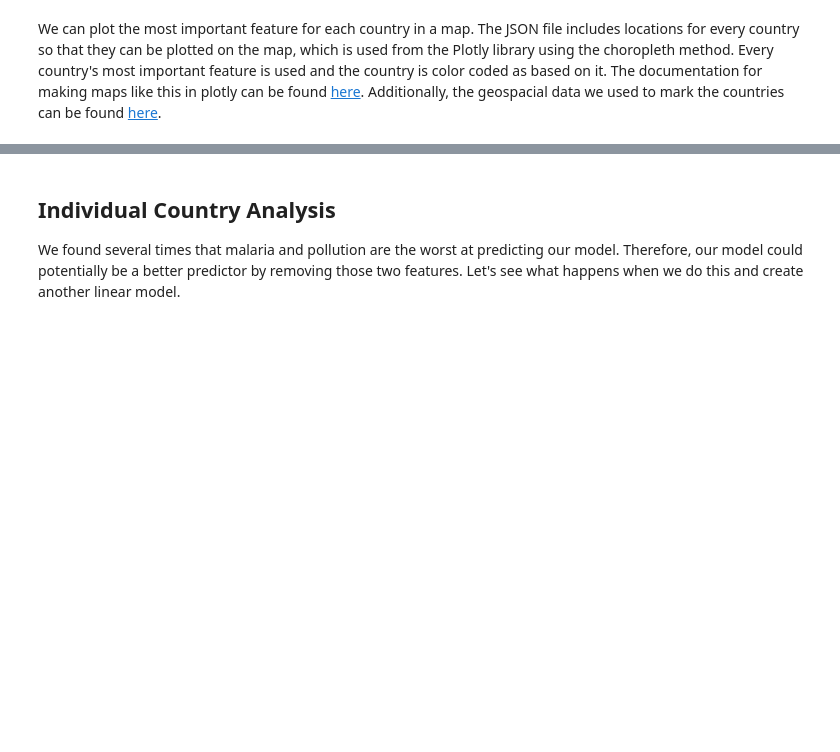
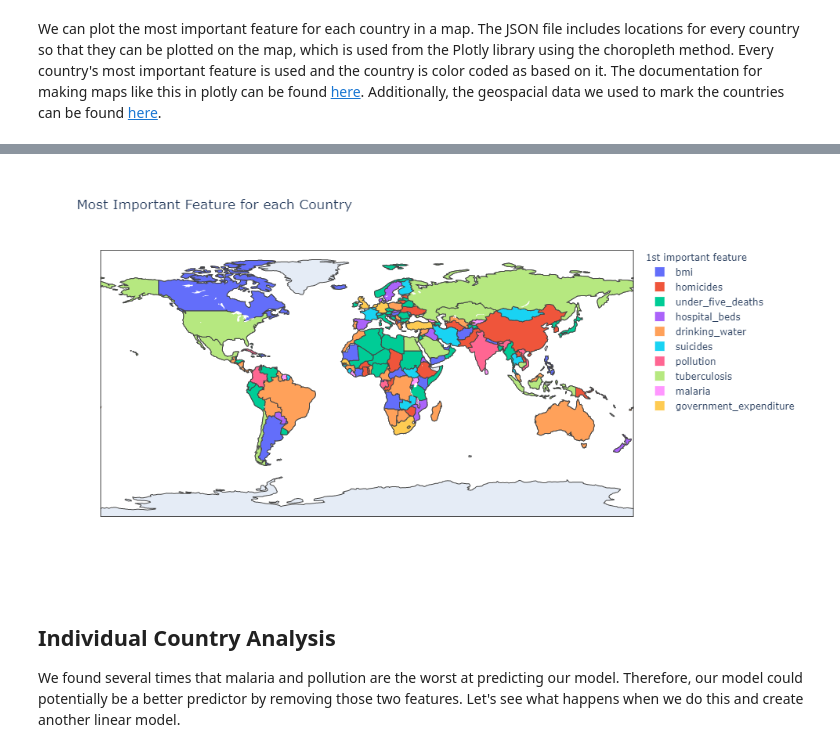
Before and after one commit to josephiyev/josephiyev.github.io, a Jupyter notebook: CMSC320Final.ipynb, the cells around one changed output, grey strips where cells are left out. Drawn from its saved outputs; the diff is of its cells as text; code cells hidden in the pictures; blank space fills up the shorter version.

```diff
--- a/CMSC320Final.ipynb
+++ b/CMSC320Final.ipynb
@@ -1049,5 +1056,9 @@ fig = px.choropleth(df_by_country, geojson=wc, color="1st important feature", lo
                     locationmode = 'country names', featureidkey="feature.properties.name", \
                     title="Most Important Feature for each Country")
 
-fig.show()
+# the image does not correctly show on the HTML, so instead a screenshot was taken of it and is shown below
+Image(filename = "feature_importance.png")
+
+# this would show the interactive map as it does in the notebook
+# fig.show()
 # %% [output]
@@ -1055,3 +1065,4 @@ fig.show()
+[figure, added]
 # %% [markdown]
 ## Individual Country Analysis
 
```
Also changed, not shown: parts of 12 cells of this notebook, 3 other files.
